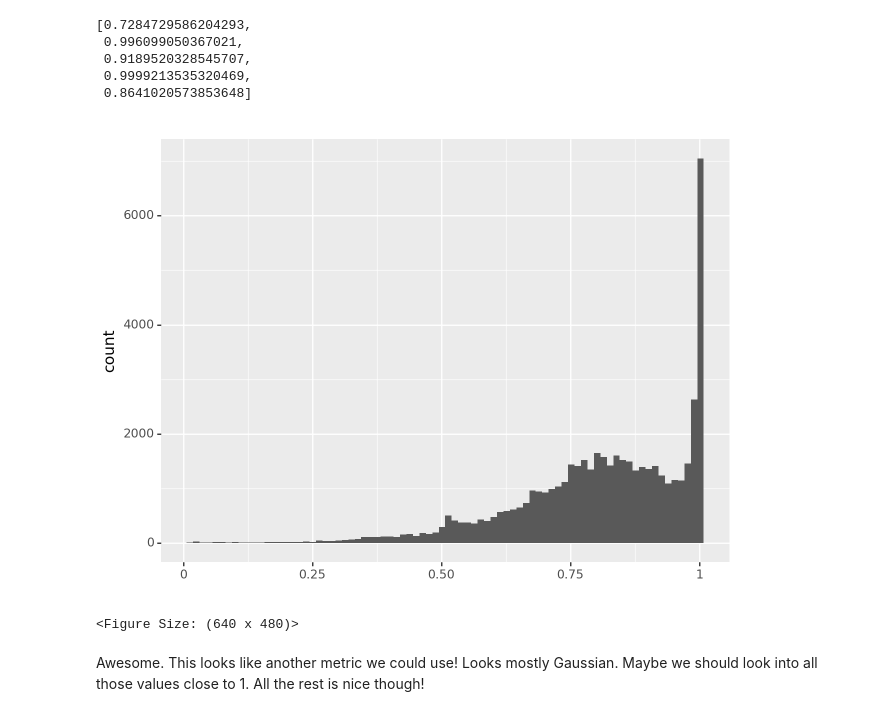
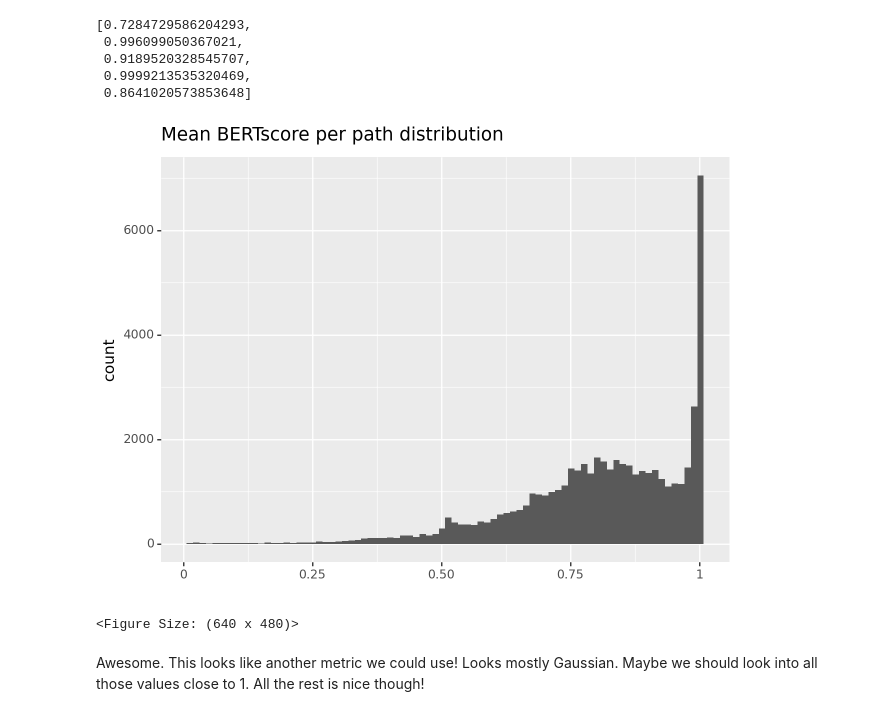
Before and after one commit to epfl-ada/ada-2023-project-adamants, a Jupyter notebook: BERTscore.ipynb, the cells around one changed output. Cells and saved outputs as stored; diff of their text form; code cells hidden in the pictures.

Commit message:
More plots and tables

```diff
--- a/BERTscore.ipynb
+++ b/BERTscore.ipynb
@@ -84,9 +121,9 @@ sucessive_pairs_encoded_mean[:5]
  0.9999213535320469,
  0.8641020573853648]
 # %%
-ggplot() + geom_histogram(aes(x=sucessive_pairs_encoded_mean), bins=80)
+ggplot() + geom_histogram(aes(x=sucessive_pairs_encoded_mean), bins=80) + labs(title='Mean BERTscore per path distribution')
 # %% [output]
-[figure, old version]
+[figure, new version]
 <Figure Size: (640 x 480)>
 # %% [markdown]
 Awesome. This looks like another metric we could use! Looks mostly Gaussian. Maybe we should look into all those values close to 1. All the rest is nice though!
```
Also changed, not shown: parts of 5 cells of this notebook.
